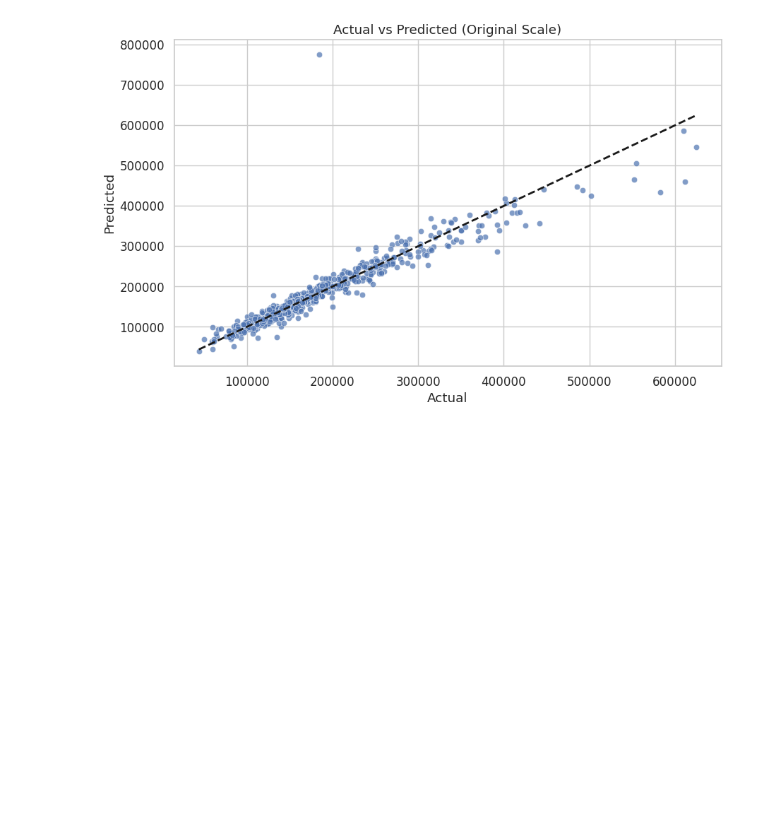
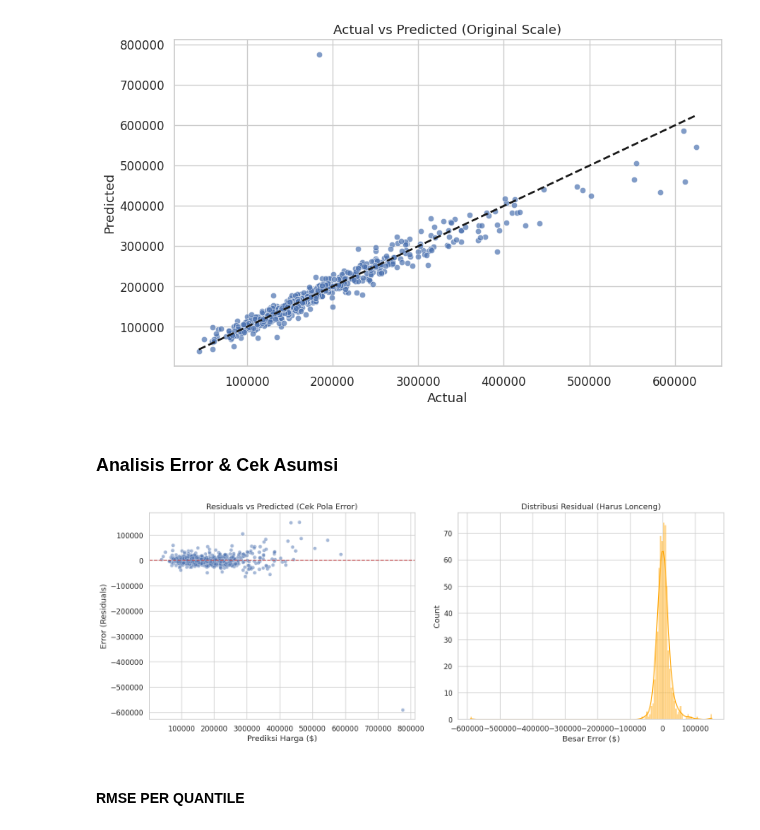
Before and after one commit to Najer-jril/BelajarML, a Jupyter notebook: 02_LEARNING/04_Re-evaluation/LinearModelswithAssumptions.ipynb, the cells around one changed output. Drawn from its saved outputs; the diff is of its cells as text; code cells hidden in the pictures; blank space fills up the shorter version.

Commit message:
add analisis eror dan cek asumsi

```diff
--- a/02_LEARNING/04_Re-evaluation/LinearModelswithAssumptions.ipynb
+++ b/02_LEARNING/04_Re-evaluation/LinearModelswithAssumptions.ipynb
@@ -538,3 +538,30 @@ plt.title("Actual vs Predicted (Original Scale)")
 plt.show()
 # %% [output]
 [figure]
+# %% [markdown]
+### Analisis Error & Cek Asumsi
+# %%
+best_model = model_ridge
+y_pred_log = best_model.predict(X_test)
+
+y_test_dollar = np.expm1(y_test)
+y_pred_dollar = np.expm1(y_pred_log)
+residuals = y_test_dollar - y_pred_dollar
+
+fig, ax = plt.subplots(1, 2, figsize=(15, 6))
+sns.scatterplot(x=y_pred_dollar, y=residuals, alpha=0.5, ax=ax[0])
+ax[0].axhline(0, color='r', linestyle='--')
+ax[0].set_title('Residuals vs Predicted (Cek Pola Error)')
+ax[0].set_xlabel('Prediksi Harga ($)')
+ax[0].set_ylabel('Error (Residuals)')
+
+sns.histplot(residuals, kde=True, ax=ax[1], color='orange')
+ax[1].set_title('Distribusi Residual')
+ax[1].set_xlabel('Besar Error ($)')
+
+plt.tight_layout()
+plt.show()
+# %% [output]
+[figure, added]
+# %% [markdown]
+#### RMSE PER QUANTILE
```
Also changed, not shown: parts of 3 cells of this notebook.
